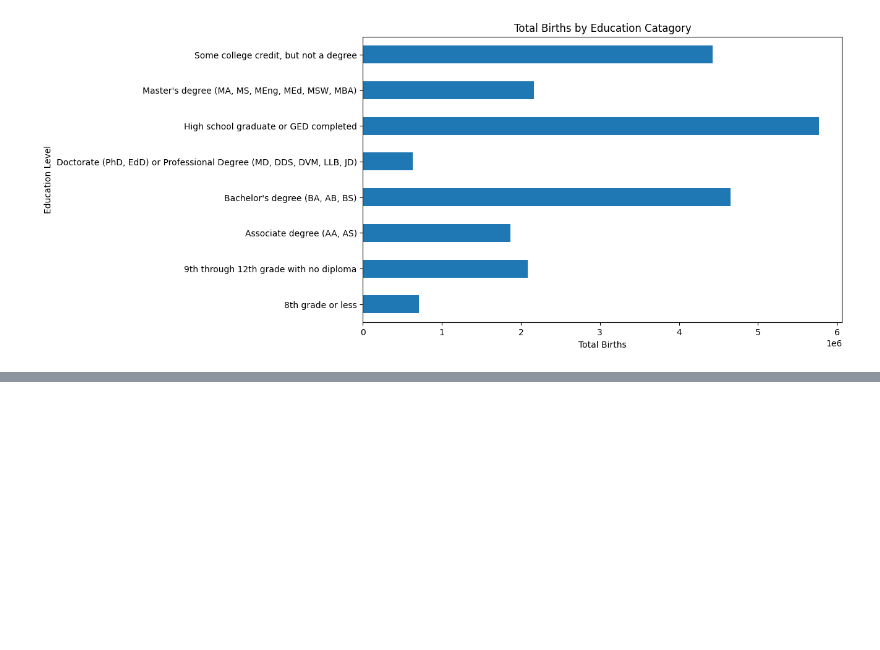
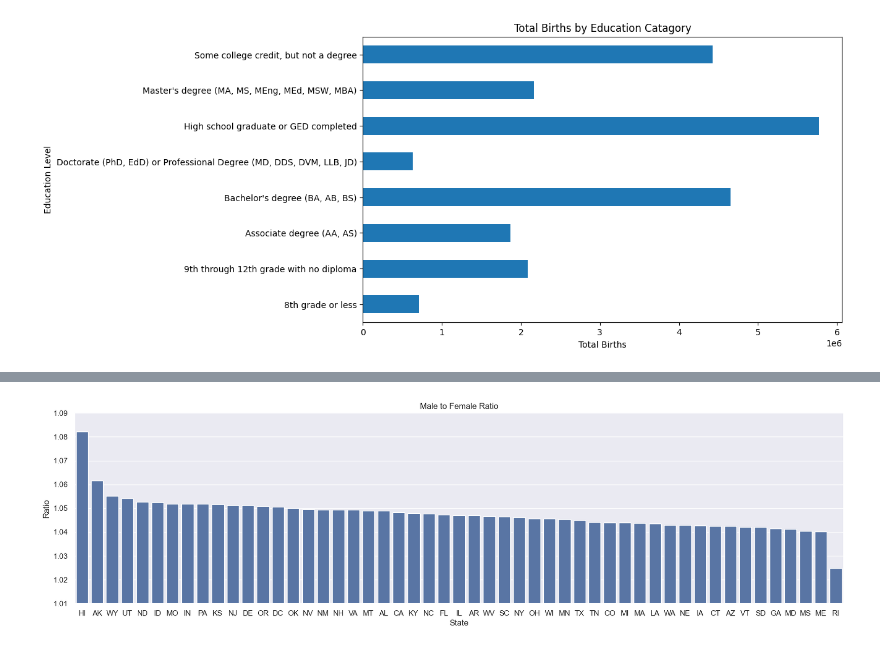
Before and after one commit to jLucas121/ISDA111, a Jupyter notebook: UsBirths.ipynb, the cells around one changed output, grey strips where cells are left out. Cells and saved outputs as stored; diff of their text form; code cells hidden in the pictures; blank space fills up the shorter version.

Commit message:
adding Q4 on male and female birth ratio by state
title, also first vommit

```diff
--- a/UsBirths.ipynb
+++ b/UsBirths.ipynb
@@ -11,7 +11,7 @@ import seaborn as sns #also for visualizations
 # %% [markdown]
 #### Read data
 # %%
-data = pd.read_csv(r"C:\Users\lsmit\OneDrive\Desktop\UsBirthsProject_111\usBirths.csv.csv")
+data = pd.read_csv(r"usBirths.csv.csv")
 # %%
 data.head()
 # %% [output]
@@ -217,0 +220,9 @@ plt.show()
+# %%
+#find the male to female birth ratio by state
+#start by grouping all the births by state and gender
+#divide males births of each state by female births of each state
+#sort the ratio by state from the highest ratio to the lowest
+mfratio = data.groupby(['State Abbreviation','Gender'])['Number of Births'].sum().unstack()
+mfratio['Male to Female Ratio'] = mfratio['M'] / mfratio['F']
+mfratio = mfratio.sort_values('Male to Female Ratio', ascending = False)
+mfratio
@@ -217,0 +248,12 @@ plt.show()
+# %%
+#display the male to female birth ratio of each with bar chart
+sns.set()
+plt.figure(figsize = (20,5))
+sns.barplot(data = mfratio, x = 'State Abbreviation', y = 'Male to Female Ratio')
+plt.ylim(1.01,1.09)
+plt.title('Male to Female Ratio')
+plt.xlabel('State')
+plt.ylabel('Ratio')
+plt.show()
+# %% [output]
+[figure, added]
```
Also changed, not shown: parts of 2 cells of this notebook.
